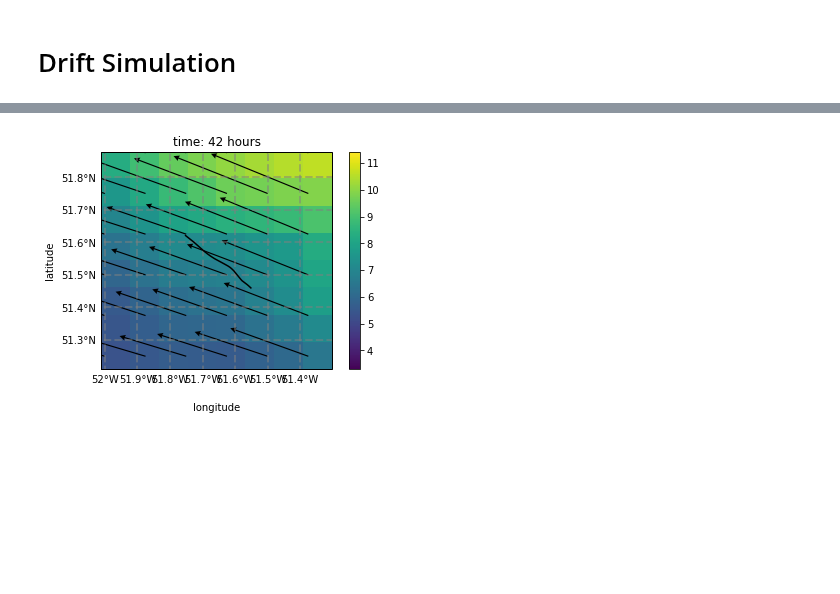
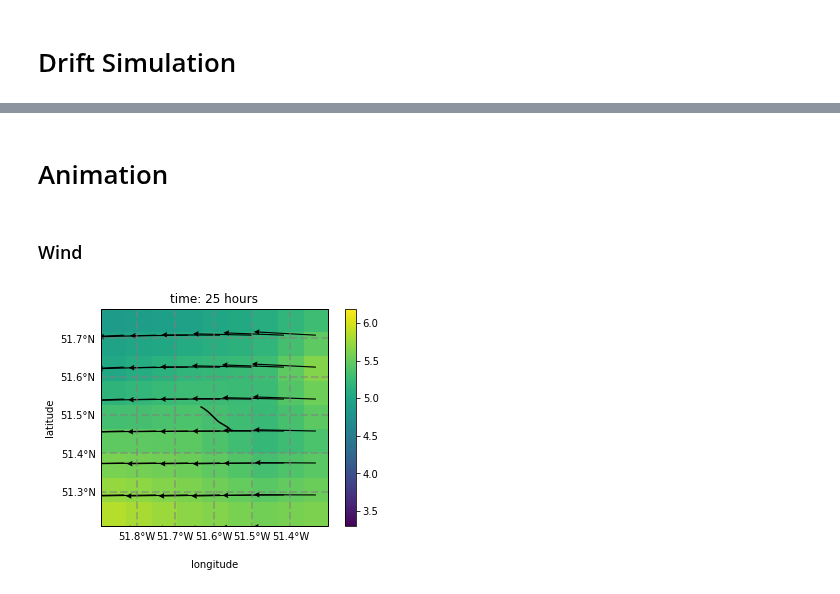
Before and after one commit to evankielley/IceDEF, a Jupyter notebook: notebooks/drift_simulator.ipynb, the cells around one changed output, grey strips where cells are left out. Saved outputs shown, nothing was run; the diff lists cells and outputs as text; code cells hidden in the pictures; blank space fills up the shorter version.

Commit message:
shows brief cda cdw analysis for beacon data and both wind and current animations

```diff
--- a/notebooks/drift_simulator.ipynb
+++ b/notebooks/drift_simulator.ipynb
@@ -209,0 +107,21 @@ def berg_metocean_animation(xyt_berg, xyt_grid, grid_scales, uv_data,
+# %%
+plt.figure(figsize=(8,6))
+plt.scatter(ref_berg.history['X'], ref_berg.history['Y'], s=2, label='observed')
+plt.title('Iceberg Drift Beacon Data from 0204980_2015.csv')
+plt.xlabel('Longitude')
+plt.ylabel('Latitude')
+
+drag_vec = [0.5, 1.5, 2.5]
+
+for Cda in drag_vec:
+    for Cdw in drag_vec:
+
+        berg = iceberg.clone_iceberg_state(ref_berg)
+        berg.Cda = Cda
+        berg.Cdw = Cdw
+        sim = drift_simulation.DriftSimulation(berg, ocean_data, atm_data, drift)
+        sim.rk2(dt, nt)
+        plt.scatter(sim.history['x'], sim.history['y'], s=2, label=f'Cda: {Cda}, Cdw: {Cdw}')
+
+plt.legend()
+plt.show()
@@ -210,23 +130,27 @@ def berg_metocean_animation(xyt_berg, xyt_grid, grid_scales, uv_data,
+# %% [markdown]
+# Animation
+# %% [markdown]
+### Wind
 # %%
-dx_scale = 2
-dy_scale = 2
-dt_scale = 2
+dx_scale = 3
+dy_scale = 3
+dt_scale = 3
 grid_scales = [dx_scale, dy_scale, dt_scale]
 
-x_berg = sim.history['x'][:400]
-y_berg = sim.history['y'][:400]
-t_berg = nc.date2num(sim.history['t'][:400], atm_data.T_UNITS, atm_data.T_CALENDAR)
+x_berg = sim.history['x']
+y_berg = sim.history['y']
+t_berg = nc.date2num(sim.history['t'], atm_data.T_UNITS, atm_data.T_CALENDAR)
 xyt_berg = [x_berg, y_berg, t_berg]
 
 x_grid = atm_data.lons
 y_grid = atm_data.lats
 t_grid = atm_data.times
 xyt_grid = [x_grid, y_grid, t_grid]
 
 u_data = atm_data.U
 v_data = atm_data.V
 uv_data = [u_data, v_data]
 
-berg_metocean_animation(xyt_berg, xyt_grid, grid_scales, uv_data, fname='wind_anim', v_auto=True, scale=20, speed=500)
+plot.berg_metocean_animation(xyt_berg, xyt_grid, grid_scales, uv_data, fname='wind_anim', v_auto=True, scale=20, speed=500)
 # %% [output]
-[figure, old version]
+[figure, new version]
```
Also changed, not shown: parts of 25 cells of this notebook.
